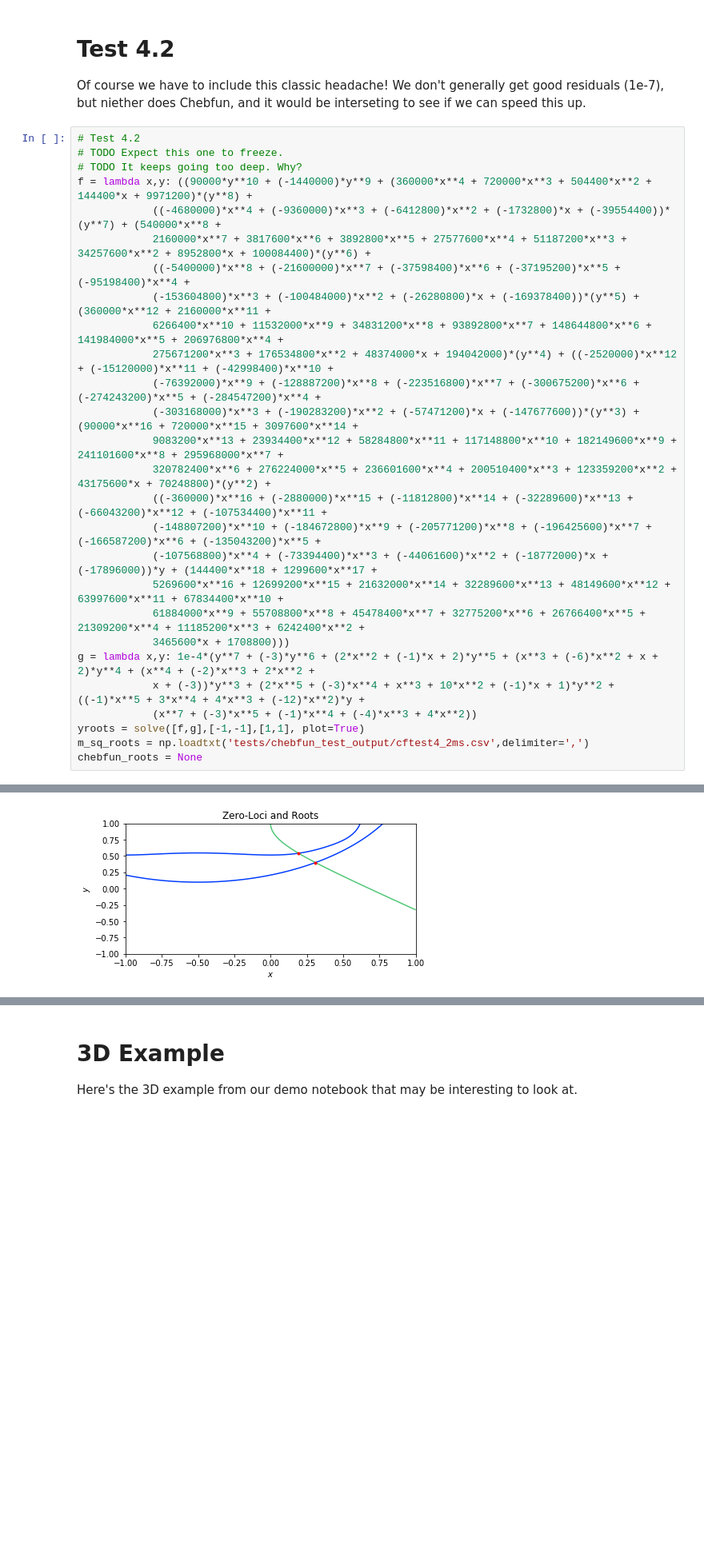
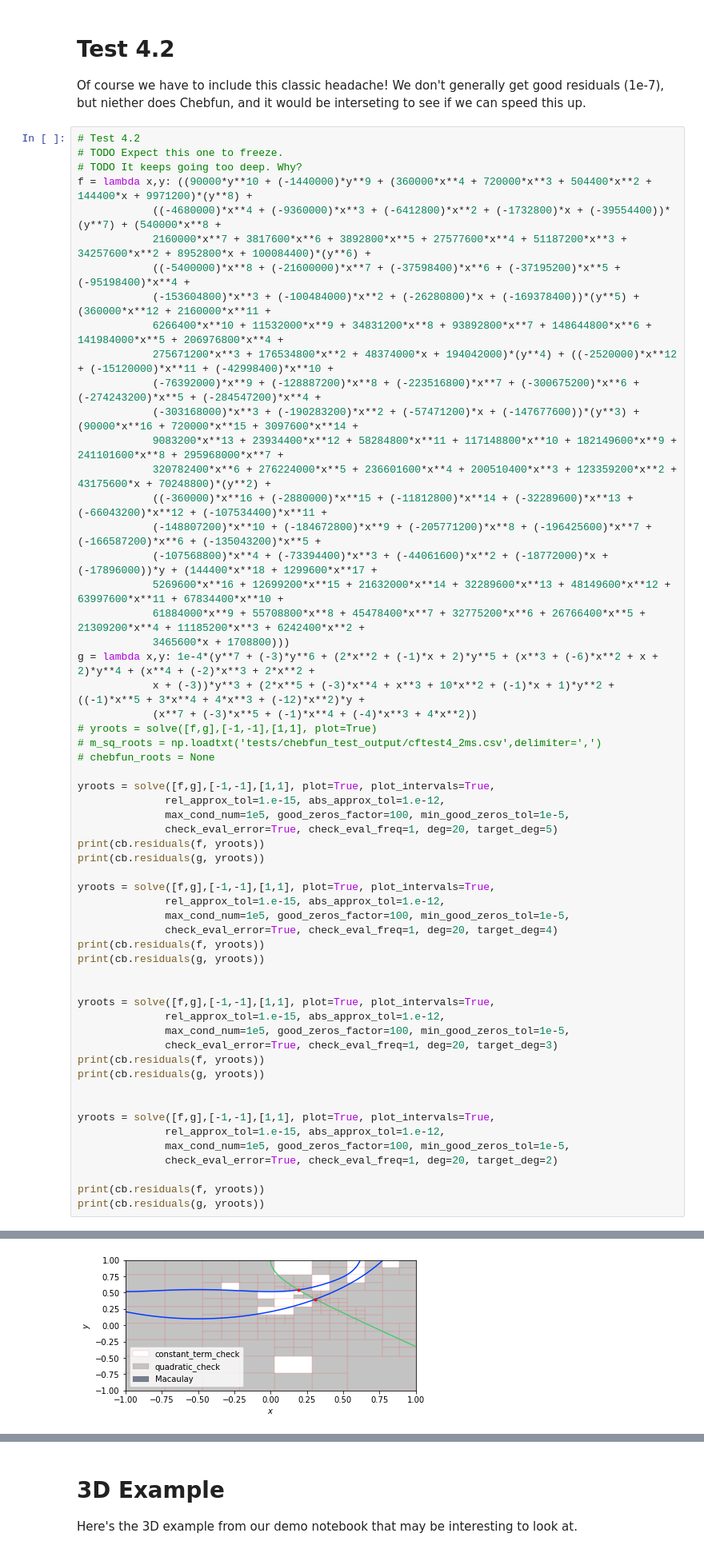
Before and after one commit to tylerjarvis/RootFinding, a Jupyter notebook: Tolerance Playground.ipynb, the cells around one changed output, grey strips where cells are left out. Shown: that part at 80% size. Cells and saved outputs as stored; diff of their text form; blank space fills up the shorter version.

Commit message:
Cleaned up residuals function and tested some different tolerances.

```diff
--- a/Tolerance Playground.ipynb
+++ b/Tolerance Playground.ipynb
@@ -123,8 +277,39 @@ f = lambda x,y: ((90000*y**10 + (-1440000)*y**9 + (360000*x**4 + 720000*x**3 + 5
 g = lambda x,y: 1e-4*(y**7 + (-3)*y**6 + (2*x**2 + (-1)*x + 2)*y**5 + (x**3 + (-6)*x**2 + x + 2)*y**4 + (x**4 + (-2)*x**3 + 2*x**2 +
             x + (-3))*y**3 + (2*x**5 + (-3)*x**4 + x**3 + 10*x**2 + (-1)*x + 1)*y**2 + ((-1)*x**5 + 3*x**4 + 4*x**3 + (-12)*x**2)*y +
             (x**7 + (-3)*x**5 + (-1)*x**4 + (-4)*x**3 + 4*x**2))
-yroots = solve([f,g],[-1,-1],[1,1], plot=True)
-m_sq_roots = np.loadtxt('tests/chebfun_test_output/cftest4_2ms.csv',delimiter=',')
-chebfun_roots = None
+# yroots = solve([f,g],[-1,-1],[1,1], plot=True)
+# m_sq_roots = np.loadtxt('tests/chebfun_test_output/cftest4_2ms.csv',delimiter=',')
+# chebfun_roots = None
+
+yroots = solve([f,g],[-1,-1],[1,1], plot=True, plot_intervals=True,
+              rel_approx_tol=1.e-15, abs_approx_tol=1.e-12,
+              max_cond_num=1e5, good_zeros_factor=100, min_good_zeros_tol=1e-5,
+              check_eval_error=True, check_eval_freq=1, deg=20, target_deg=5)
+print(cb.residuals(f, yroots))
+print(cb.residuals(g, yroots))
+
+yroots = solve([f,g],[-1,-1],[1,1], plot=True, plot_intervals=True,
+              rel_approx_tol=1.e-15, abs_approx_tol=1.e-12,
+              max_cond_num=1e5, good_zeros_factor=100, min_good_zeros_tol=1e-5,
+              check_eval_error=True, check_eval_freq=1, deg=20, target_deg=4)
+print(cb.residuals(f, yroots))
+print(cb.residuals(g, yroots))
+
+
+yroots = solve([f,g],[-1,-1],[1,1], plot=True, plot_intervals=True,
+              rel_approx_tol=1.e-15, abs_approx_tol=1.e-12,
+              max_cond_num=1e5, good_zeros_factor=100, min_good_zeros_tol=1e-5,
+              check_eval_error=True, check_eval_freq=1, deg=20, target_deg=3)
+print(cb.residuals(f, yroots))
+print(cb.residuals(g, yroots))
+
+
+yroots = solve([f,g],[-1,-1],[1,1], plot=True, plot_intervals=True,
+              rel_approx_tol=1.e-15, abs_approx_tol=1.e-12,
+              max_cond_num=1e5, good_zeros_factor=100, min_good_zeros_tol=1e-5,
+              check_eval_error=True, check_eval_freq=1, deg=20, target_deg=2)
+
+print(cb.residuals(f, yroots))
+print(cb.residuals(g, yroots))
 # %% [output]
 Percent Finished: 100%
@@ -134,2 +319,2 @@ The percent solved by each was [76.3224 22.67    0.      1.0076  0.    ]
 <Figure size 3600x2400 with 0 Axes>
-[figure, old version]
+[figure, new version]
```
Also changed, not shown: parts of 17 cells of this notebook, 1 other file.
